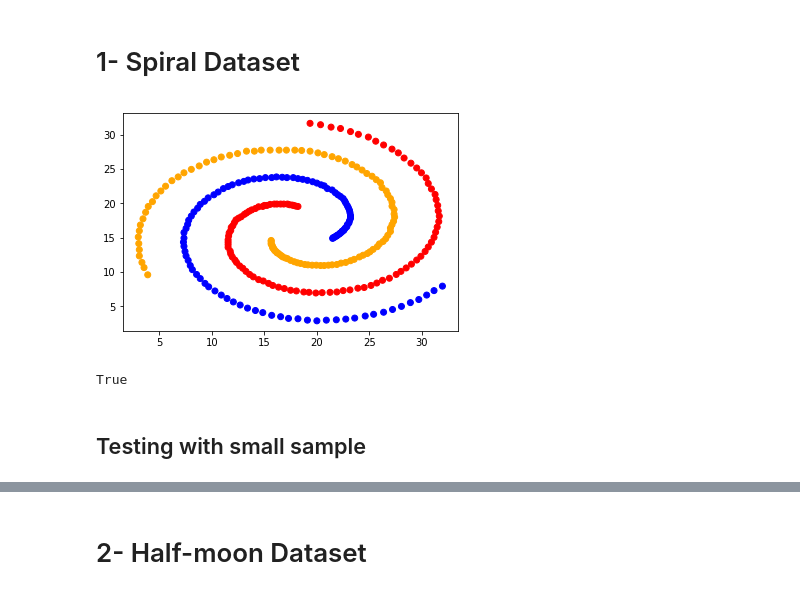
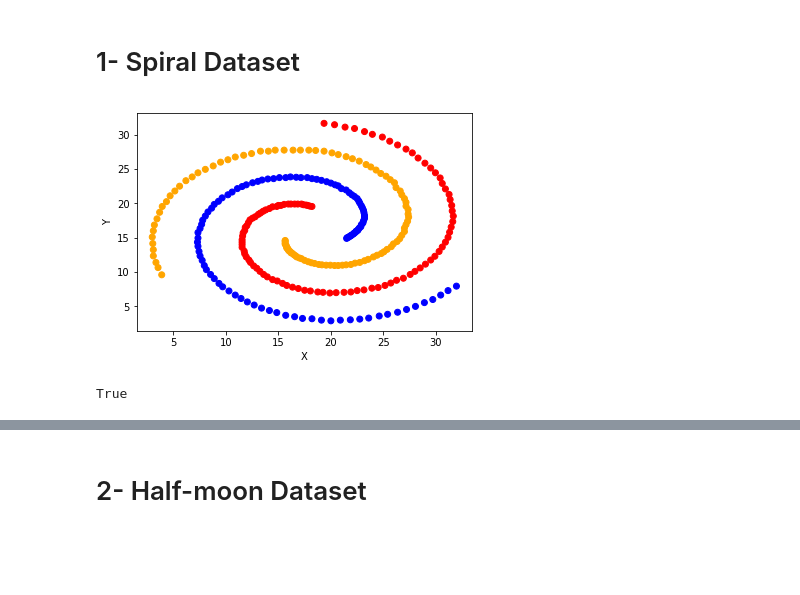
Before and after one commit to msarrias/spectral-clustering, a Jupyter notebook: playground.ipynb, the cells around one changed output, grey strips where cells are left out. Drawn from its saved outputs; the diff is of its cells as text; code cells hidden in the pictures; blank space fills up the shorter version.

```diff
--- a/playground.ipynb
+++ b/playground.ipynb
@@ -29,9 +28,9 @@ def read_and_convert_data(data_path, labels_path):
     return (np.array(splits, dtype=np.float),
             np.array(data_labels, dtype=np.int))
 # %%
-def scatter_plot(data,labels, color_clusters = True):
+def scatter_plot_data_set(data,labels, color_clusters = True):
     """
-    scatter_plot is a function that plots the data.
+    scatter_plot_data_set is a function that plots the data.
      ======================================================
     :param data: Npts x 2, data set array.
     :labels: Npts labels vector.
@@ -43,9 +42,13 @@ def scatter_plot(data,labels, color_clusters = True):
     if color_clusters:
         plt.scatter(x,y,c=labels,
                 cmap=matplotlib.colors.ListedColormap(colors))
+        plt.xlabel("X")
+        plt.ylabel("Y")
         plt.show()
     else:
         plt.scatter(x,y, c="black")
+        plt.xlabel("X")
+        plt.ylabel("Y")
         plt.show()
 # %%
 def eucledian_dist(x_i, x_j):
@@ -143,9 +146,9 @@ labels_path = 'data/spiral.labels'
 data_points, data_labels = read_and_convert_data(data_path, labels_path)
 Npts, coord = data_points.shape
 # %%
-scatter_plot(data_points, data_labels)
+scatter_plot_data_set(data_points, data_labels)
 # %% [output]
-[figure, old version]
+[figure, new version]
 # %%
 W = adjacency_matrix(data_points, sigma=0.5)
 L_unnormalized =unnormalized_graph_Laplacian(W)
@@ -165,2 +166,0 @@ rearrangedEvalsVecs = sorted(zip(eigenvalues,eigenvectors.T),\
-# %% [markdown]
-## Testing with small sample
```
Also changed, not shown: parts of 12 cells of this notebook.
